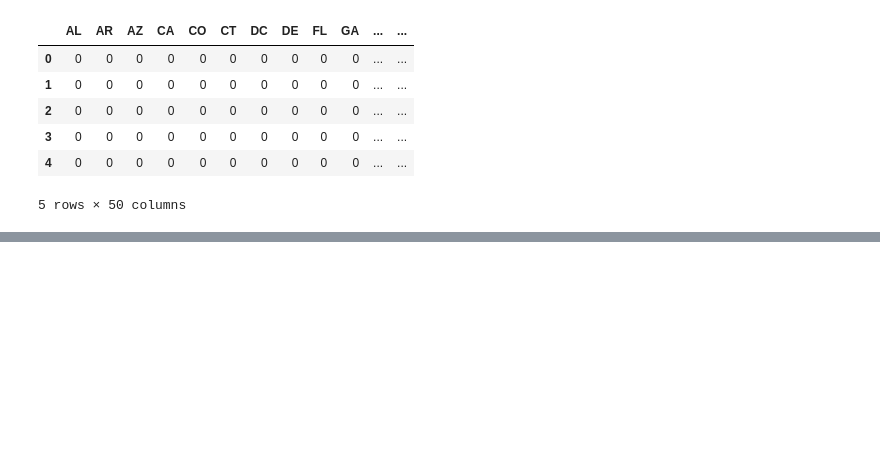
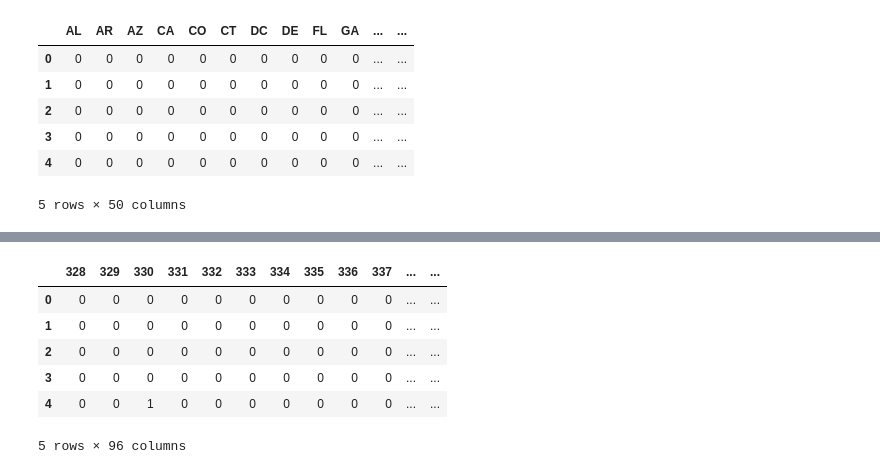
Before and after one commit to Collins-Opiyo/SyriaTelco_Collins_repo-, a Jupyter notebook: index.ipynb, the cells around one changed output, grey strips where cells are left out. Saved outputs shown, nothing was run; the diff lists cells and outputs as text; code cells hidden in the pictures; blank space fills up the shorter version.

```diff
--- a/index.ipynb
+++ b/index.ipynb
@@ -465,0 +599,14 @@ pd.get_dummies(df["state"], drop_first=True).head()
+# %%
+# let's do One Hot Encoding of PhoneCode variable
+# get k-1 dummy variables after One Hot Encoding
+# preview the dataset with head() method
+
+pd.get_dummies(df['PhoneCode'], drop_first=True, dummy_na=True,dtype='int').head()
+# %% [output]
+|  | 328 | 329 | 330 | 331 | 332 | 333 | 334 | 335 | 336 | 337 | ... | ... |
+| 0 | 0 | 0 | 0 | 0 | 0 | 0 | 0 | 0 | 0 | 0 | ... | ... |
+| 1 | 0 | 0 | 0 | 0 | 0 | 0 | 0 | 0 | 0 | 0 | ... | ... |
+| 2 | 0 | 0 | 0 | 0 | 0 | 0 | 0 | 0 | 0 | 0 | ... | ... |
+| 3 | 0 | 0 | 0 | 0 | 0 | 0 | 0 | 0 | 0 | 0 | ... | ... |
+| 4 | 0 | 0 | 1 | 0 | 0 | 0 | 0 | 0 | 0 | 0 | ... | ... |
+5 rows × 96 columns
```
Also changed, not shown: parts of 27 cells of this notebook.
